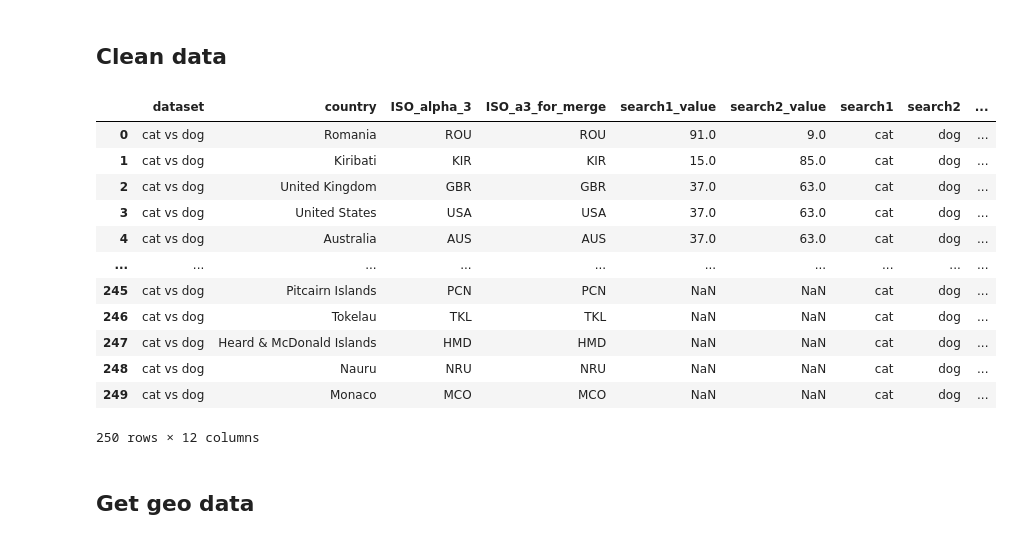
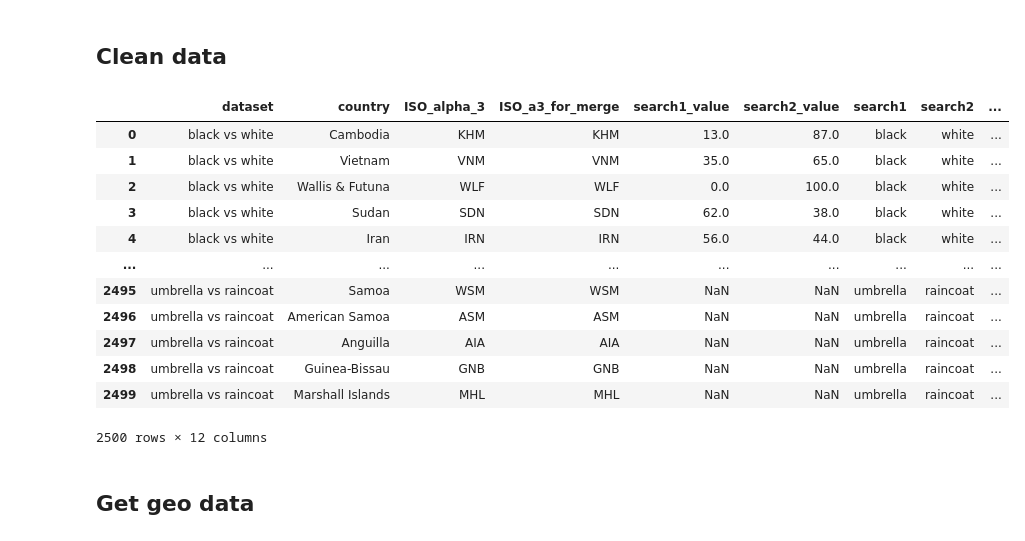
Before and after one commit to Lisa-Ho/30-day-map-challenge, a Jupyter notebook: 2025/day3-opposites/googles-search-opposites.ipynb, the cells around one changed output. Saved outputs shown, nothing was run; the diff lists cells and outputs as text; code cells hidden in the pictures.

```diff
--- a/2025/day3-opposites/googles-search-opposites.ipynb
+++ b/2025/day3-opposites/googles-search-opposites.ipynb
@@ -96,9 +96,9 @@ def get_alpha_3(name):
 # %%
 #get list of files
 folder_path = os.getcwd()
-csv_files = glob.glob(os.path.join(folder_path, '*.csv'))
+csv_files = glob.glob(os.path.join(folder_path, 'raw_data\\' '*.csv'))
 files = pd.DataFrame(csv_files).rename(columns={0: "filepath"})
-files["filename"] = [i.replace(folder_path + "\\", "").replace(".csv", "") for i in files["filepath"]]
+files["filename"] = [i.replace(folder_path + "\\raw_data\\", "").replace(".csv", "") for i in files["filepath"]]
 # %%
 #load all files
 df_raw = []
@@ -154,46 +154,46 @@ for i in range(len(df)):
         color_group_label.append(df["search2"][i])
     elif  df["search2_value"][i] == df["search1_value"][i]:
         color_group.append("both")
         color_group_n.append(4)
         color_group_label.append('same')
     else:
         color_group.append(np.nan)
         color_group_n.append(np.nan)
         color_group_label.append(np.nan)
 
 df["top_search"] = color_group_label
 df["color_group_label"] = color_group
 df["color_group_n"] = color_group_n
 df.loc[df["low_volume"] == "Yes", "color_group_n"] -= 1
 df.loc[df["low_volume"] == "Yes", "color_group_label"] += " low"
 
 #change code for South Sudan to match Natural Earth dataset
-df["ISO_a3_for_merge"] = df["ISO_alpha_3"].str.replace("SSD", "SDS").str.replace("ESH", "SAH")
+df["ISO_a3_for_merge"] = df["ISO_alpha_3"].str.replace("SSD", "SDS").str.replace("ESH", "SAH").str.replace("PSE", "PSX")
 
 
 #add data set name
 df["dataset"] = df["search1"] + " vs " + df["search2"]
 
 #reduce number of columns
 df = df[['dataset','country','ISO_alpha_3','ISO_a3_for_merge', 'search1_value', 'search2_value',  'search1',
        'search2',  'low_volume', 'top_search', 'color_group_label', 'color_group_n'
        ]]
 
 df
 # %% [output]
 |  | dataset | country | ISO_alpha_3 | ISO_a3_for_merge | search1_value | search2_value | search1 | search2 | ... |
-| 0 | cat vs dog | Romania | ROU | ROU | 91.0 | 9.0 | cat | dog | ... |
-| 1 | cat vs dog | Kiribati | KIR | KIR | 15.0 | 85.0 | cat | dog | ... |
-| 2 | cat vs dog | United Kingdom | GBR | GBR | 37.0 | 63.0 | cat | dog | ... |
-| 3 | cat vs dog | United States | USA | USA | 37.0 | 63.0 | cat | dog | ... |
-| 4 | cat vs dog | Australia | AUS | AUS | 37.0 | 63.0 | cat | dog | ... |
+| 0 | black vs white | Cambodia | KHM | KHM | 13.0 | 87.0 | black | white | ... |
+| 1 | black vs white | Vietnam | VNM | VNM | 35.0 | 65.0 | black | white | ... |
+| 2 | black vs white | Wallis & Futuna | WLF | WLF | 0.0 | 100.0 | black | white | ... |
+| 3 | black vs white | Sudan | SDN | SDN | 62.0 | 38.0 | black | white | ... |
+| 4 | black vs white | Iran | IRN | IRN | 56.0 | 44.0 | black | white | ... |
 | ... | ... | ... | ... | ... | ... | ... | ... | ... | ... |
-| 245 | cat vs dog | Pitcairn Islands | PCN | PCN | NaN | NaN | cat | dog | ... |
-| 246 | cat vs dog | Tokelau | TKL | TKL | NaN | NaN | cat | dog | ... |
-| 247 | cat vs dog | Heard & McDonald Islands | HMD | HMD | NaN | NaN | cat | dog | ... |
-| 248 | cat vs dog | Nauru | NRU | NRU | NaN | NaN | cat | dog | ... |
-| 249 | cat vs dog | Monaco | MCO | MCO | NaN | NaN | cat | dog | ... |
+| 2495 | umbrella vs raincoat | Samoa | WSM | WSM | NaN | NaN | umbrella | raincoat | ... |
+| 2496 | umbrella vs raincoat | American Samoa | ASM | ASM | NaN | NaN | umbrella | raincoat | ... |
+| 2497 | umbrella vs raincoat | Anguilla | AIA | AIA | NaN | NaN | umbrella | raincoat | ... |
+| 2498 | umbrella vs raincoat | Guinea-Bissau | GNB | GNB | NaN | NaN | umbrella | raincoat | ... |
+| 2499 | umbrella vs raincoat | Marshall Islands | MHL | MHL | NaN | NaN | umbrella | raincoat | ... |
-250 rows × 12 columns
+2500 rows × 12 columns
 # %% [markdown]
 ## Get geo data
 # %%
```
Also changed, not shown: parts of 7 cells of this notebook.
